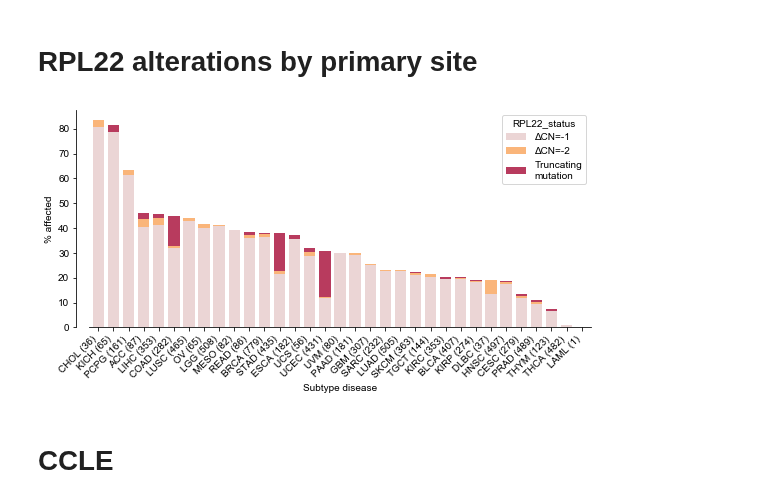
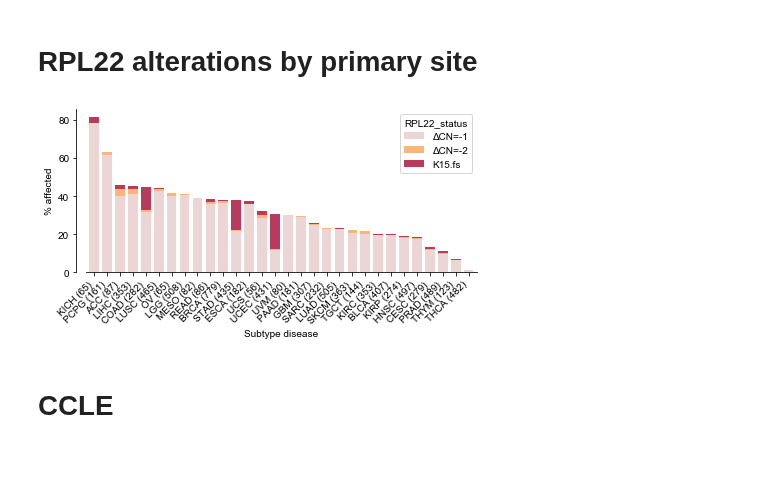
Before and after one commit to kevinhu/mdm4-splicing, a Jupyter notebook: notebooks/fig1_CCLE-TCGA-correlates.ipynb, the cells around one changed output. Cells and saved outputs as stored; diff of their text form; code cells hidden in the pictures; blank space fills up the shorter version.

```diff
--- a/notebooks/fig1_CCLE-TCGA-correlates.ipynb
+++ b/notebooks/fig1_CCLE-TCGA-correlates.ipynb
@@ -79,7 +76,7 @@ rpl22_info = pd.concat([rpl22_mut.rename("RPL22_k15"),
 # %%
 def rpl22_status(row):
     if row["RPL22_k15"]:
-        return "Truncating\nmutation"
+        return "K15.fs"
 
     else:
         return "ΔCN=" + str(int(row["RPL22_cn"]))
@@ -87,7 +84,7 @@ def rpl22_status(row):
 
 rpl22_info["RPL22_status"] = rpl22_info.apply(rpl22_status, axis=1)
 
-rpl22_order = ["Truncating\nmutation",
+rpl22_order = ["K15.fs",
                "ΔCN=-2",
                "ΔCN=-1",
                "ΔCN=0",
@@ -476,7 +507,7 @@ subtype_proportions["total"] = subtype_totals.astype(int)
 altered_classes = [
     "ΔCN=-1",
     "ΔCN=-2",
-    "Truncating\nmutation",
+    "K15.fs",
 ]
 
 subtype_proportions["altered_proportion"] = subtype_proportions[altered_classes].sum(
@@ -487,35 +518,37 @@ subtype_proportions = subtype_proportions.sort_values(
 subtype_proportions["display_disease"] = subtype_proportions.index
 subtype_proportions["display_disease"] = subtype_proportions["display_disease"] + \
     " (" + subtype_proportions["total"].astype(str) + ")"
+
+subtype_proportions = subtype_proportions[subtype_proportions["total"]>=50]
 # %%
-plt.figure(figsize=(9, 4))
+plt.figure(figsize=(7, 3))
 
 ax = plt.subplot(111)
 
 subtype_proportions.plot(x="display_disease",
                          y=altered_classes,
                          kind="bar",
                          stacked=True,
                          cmap=mpl.colors.ListedColormap(
                              ["#ebd5d5", "#fab57a", "#b83b5e"]),
                          ax=ax,
                          width=0.75
                          )
 
 plt.xlabel("Subtype disease")
 
 ax.spines["top"].set_visible(False)
 ax.spines["right"].set_visible(False)
 ax.spines['left'].set_position(('axes', -0.025))
 
 plt.xticks(rotation=45, ha="right")
 
 plt.ylabel("% affected")
 
 plt.savefig("../plots/rpl22_subtype_distribution.pdf",
             bbox_inches="tight", transparent=True)
 # %% [output]
-[figure, old version]
+[figure, new version]
 # %% [markdown]
 # CCLE
 # %%
```
Also changed, not shown: parts of 16 cells of this notebook, 9 other files.
